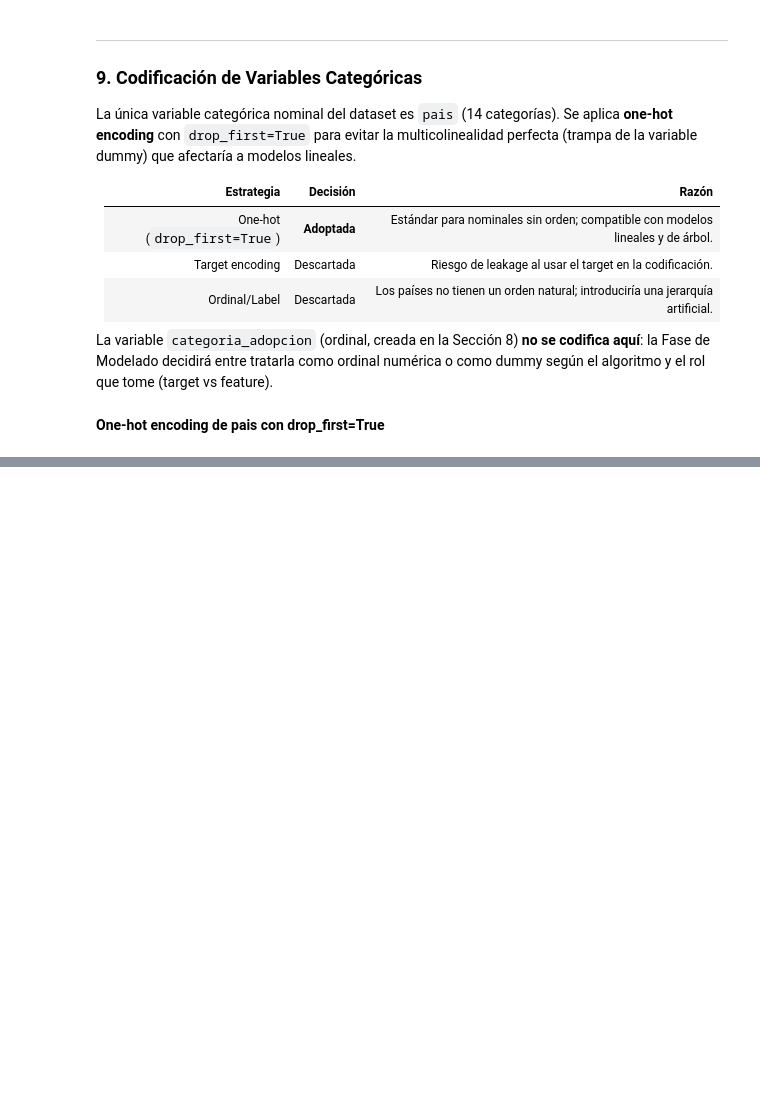
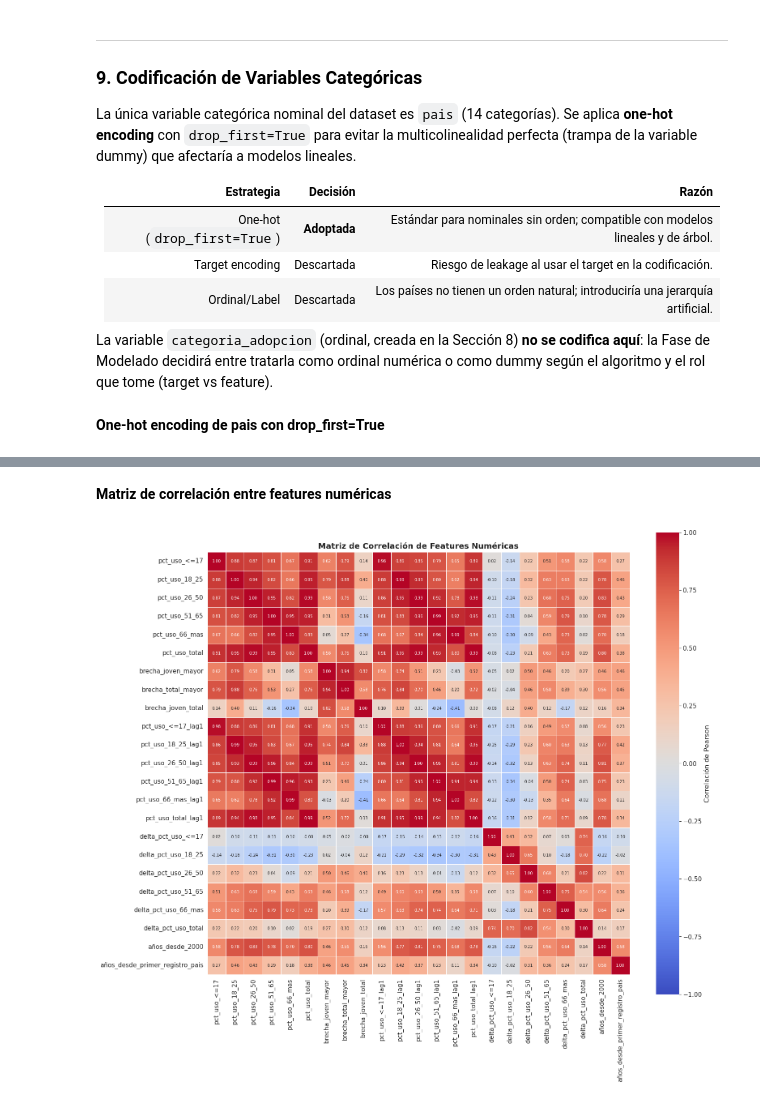
Before and after one commit to Tunchxz/CC3074-Proyecto-Final, a Jupyter notebook: Week-2.ipynb, the cells around one changed output, grey strips where cells are left out. Cells and saved outputs as stored; diff of their text form; code cells hidden in the pictures; blank space fills up the shorter version.

```diff
--- a/Week-2.ipynb
+++ b/Week-2.ipynb
@@ -1233,0 +1249,9 @@ Muestra:
+# %%
+COLUMNAS_A_ESCALAR = INDICADORES + BRECHAS + LAGS + DELTAS
+
+print(f'Conjunto a escalar: {len(COLUMNAS_A_ESCALAR)} columnas')
+for c in COLUMNAS_A_ESCALAR:
+    print(f'  - {c}')
+
+print(f'\nEstadísticas pre-escalado (para comparar con post-escalado):')
+display(df_final[COLUMNAS_A_ESCALAR].describe().T[['mean', 'std', 'min', 'max']].round(2))
@@ -1233,0 +1295,19 @@ Muestra:
+# %%
+# StandardScaler no maneja NaN nativamente. Estrategia: aplicar columna a columna,
+# escalando solo los valores no nulos y conservando los NaN en su posición original.
+# Esto preserva más información que filtrar filas completas con NaN.
+
+cols_z = [f'{c}_z' for c in COLUMNAS_A_ESCALAR]
+
+for col, col_z in zip(COLUMNAS_A_ESCALAR, cols_z):
+    valores = df_final[col].values.astype(float)
+    mascara = ~np.isnan(valores)
+    df_final[col_z] = np.nan
+    if mascara.sum() > 0:
+        scaler = StandardScaler()
+        df_final.loc[mascara, col_z] = scaler.fit_transform(
+            valores[mascara].reshape(-1, 1)
+        ).flatten()
+
+print(f'Columnas estandarizadas creadas: {len(cols_z)}')
+print(f'Forma actual de df_final: {df_final.shape}')
@@ -1233,0 +1367,19 @@ Muestra:
+# %% [markdown]
+**Matriz de correlación entre features numéricas**
+# %%
+# Calcular matriz de correlación de las features numéricas
+features_numericas = INDICADORES + BRECHAS + LAGS + DELTAS + TEMPORALES
+corr = df_final[features_numericas].corr()
+
+fig, ax = plt.subplots(figsize=(16, 14))
+sns.heatmap(corr, annot=True, fmt='.2f', cmap='coolwarm',
+            center=0, vmin=-1, vmax=1, square=True,
+            linewidths=0.5, linecolor='white',
+            annot_kws={'fontsize': 7}, ax=ax,
+            cbar_kws={'label': 'Correlación de Pearson'})
+ax.set_title('Matriz de Correlación de Features Numéricas',
+             fontsize=14, fontweight='bold')
+plt.tight_layout()
+plt.show()
+# %% [output]
+[figure, added]
```
Also changed, not shown: parts of 10 cells of this notebook.
